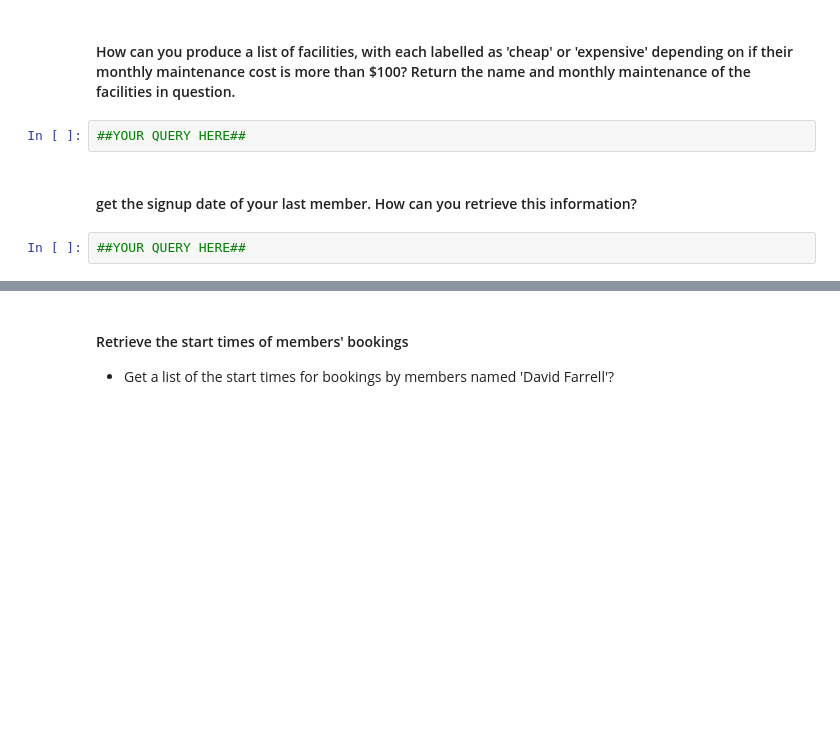
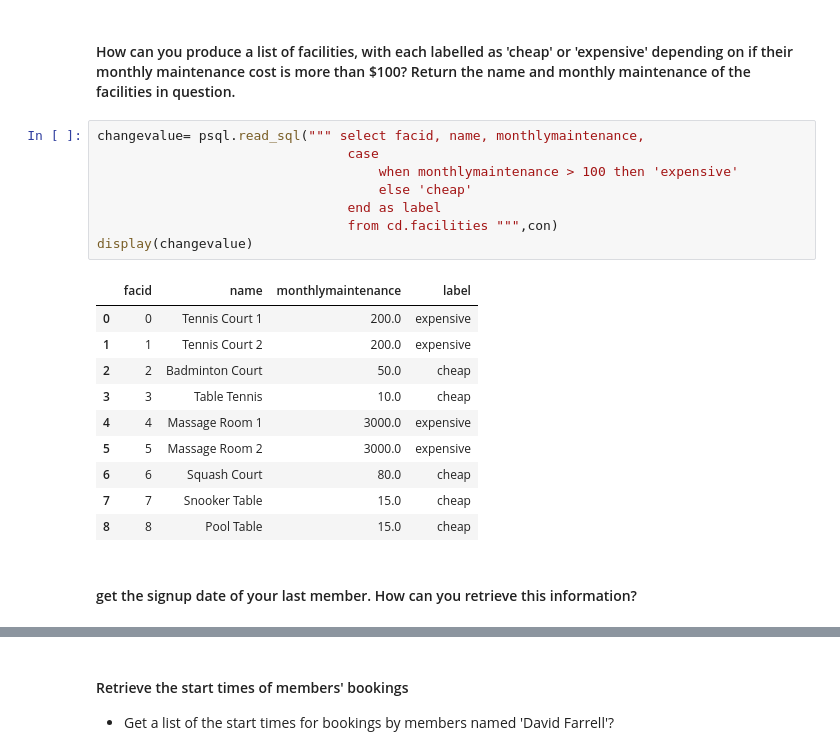
Before and after one commit to haicheviet/dataeng-course-1, a Jupyter notebook: homework_postgres/PostgreSQL-Students.ipynb, the cells around one changed output, grey strips where cells are left out. Saved outputs shown, nothing was run; the diff lists cells and outputs as text; blank space fills up the shorter version.

```diff
--- a/homework_postgres/PostgreSQL-Students.ipynb
+++ b/homework_postgres/PostgreSQL-Students.ipynb
@@ -807,8 +1607,23 @@ I highly suggest modeling this a little more "normalized". You are already on th
 # %% [markdown]
 ####  How can you produce a list of facilities, with each labelled as 'cheap' or 'expensive' depending on if their monthly maintenance cost is more than $100? Return the name and monthly maintenance of the facilities in question.
-# %%
-##YOUR QUERY HERE##
+# %%
+changevalue= psql.read_sql(""" select facid, name, monthlymaintenance,
+                                case
+                                    when monthlymaintenance > 100 then 'expensive'
+                                    else 'cheap'
+                                end as label
+                                from cd.facilities """,con)
+display(changevalue)
+# %% [output]
+|  | facid | name | monthlymaintenance | label |
+| 0 | 0 | Tennis Court 1 | 200.0 | expensive |
+| 1 | 1 | Tennis Court 2 | 200.0 | expensive |
+| 2 | 2 | Badminton Court | 50.0 | cheap |
+| 3 | 3 | Table Tennis | 10.0 | cheap |
+| 4 | 4 | Massage Room 1 | 3000.0 | expensive |
+| 5 | 5 | Massage Room 2 | 3000.0 | expensive |
+| 6 | 6 | Squash Court | 80.0 | cheap |
+| 7 | 7 | Snooker Table | 15.0 | cheap |
+| 8 | 8 | Pool Table | 15.0 | cheap |
 # %% [markdown]
 ####  get the signup date of your last member. How can you retrieve this information?
-# %%
-##YOUR QUERY HERE##
```
Also changed, not shown: parts of 127 cells of this notebook, 1 other file.
